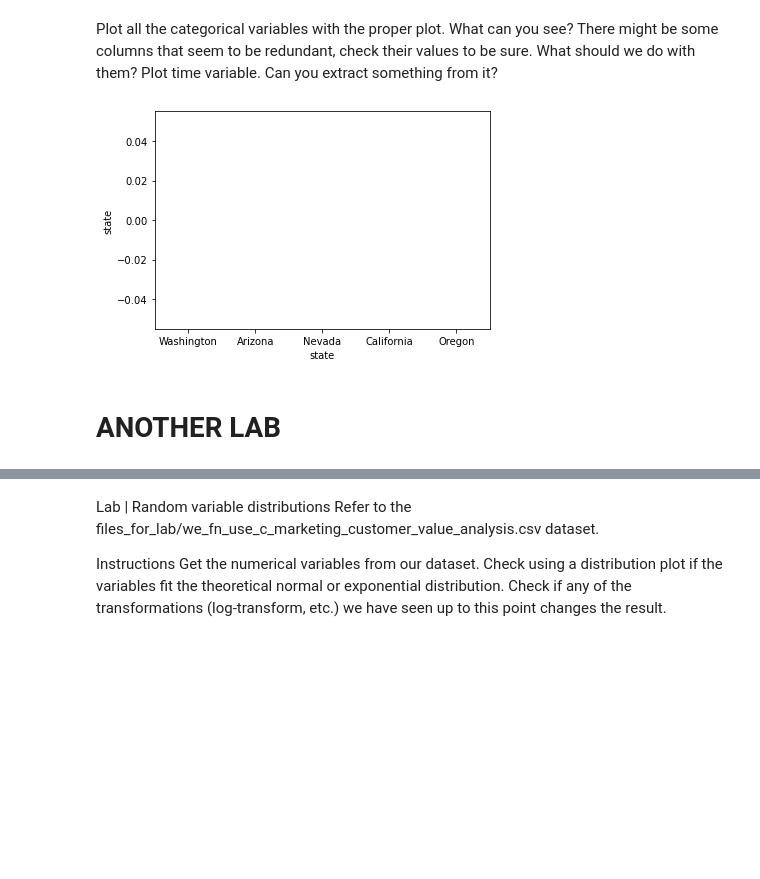
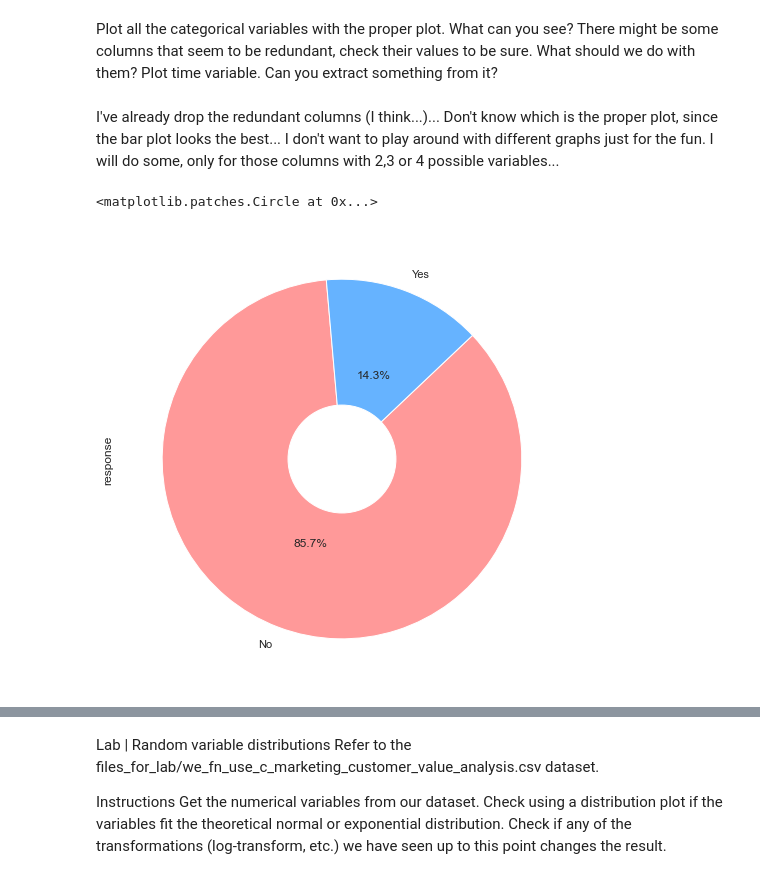
Before and after one commit to mferreiracad/lab-cleaning-numerical-data, a Jupyter notebook: main_notebook.ipynb, the cells around one changed output, grey strips where cells are left out. Saved outputs shown, nothing was run; the diff lists cells and outputs as text; code cells hidden in the pictures; blank space fills up the shorter version.

```diff
--- a/main_notebook.ipynb
+++ b/main_notebook.ipynb
@@ -518,10 +518,18 @@ Plot all the categorical variables with the proper plot. What can you see?
 There might be some columns that seem to be redundant, check their values to be sure.
 What should we do with them?
 Plot time variable. Can you extract something from it?
-# %%
-w= categorical_df['state'].value_counts()
-ax = sns.swarmplot(categorical_df['state'],categorical_df['state'].value_counts())
-# %% [output]
-[figure, removed]
-# %% [markdown]
-# ANOTHER LAB
+# %% [markdown]
+I've already drop the redundant columns (I think...)...
+Don't know which is the proper plot, since the bar plot looks the best...
+I don't want to play around with different graphs just for the fun.
+I will do some, only for those columns with 2,3 or 4 possible variables...
+# %%
+response = categorical_df.groupby("response")["response"].count()
+colors = ['#ff9999','#66b3ff']
+response.plot.pie(autopct="%1.1f%%", colors = colors, startangle=95, pctdistance=0.5)
+centre_circle = plt.Circle((0,0),0.3,fc='white')
+fig = plt.gcf()
+fig.gca().add_artist(centre_circle)
+# %% [output]
+<matplotlib.patches.Circle at 0x...>
+[figure, added]
```
Also changed, not shown: parts of 9 cells of this notebook.
